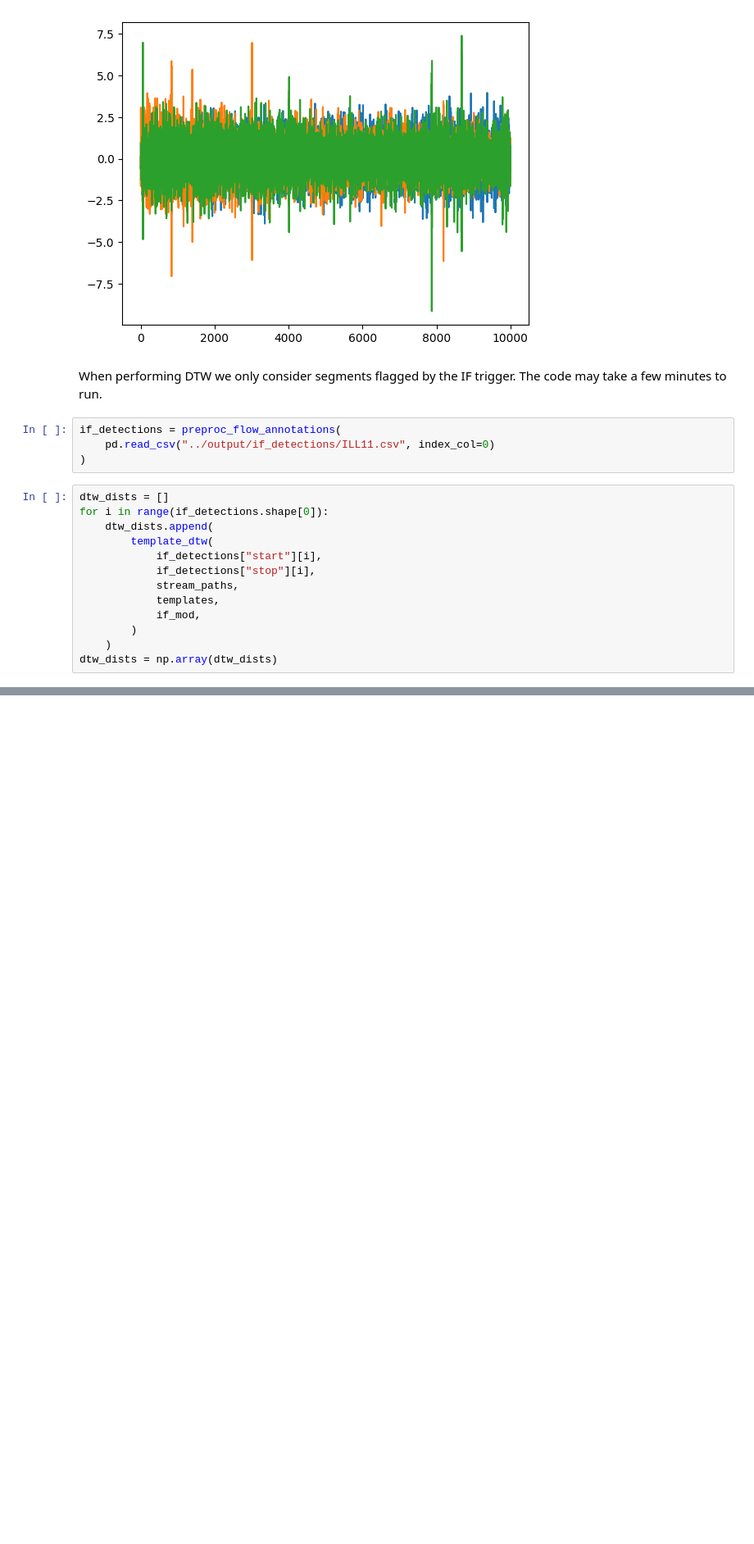
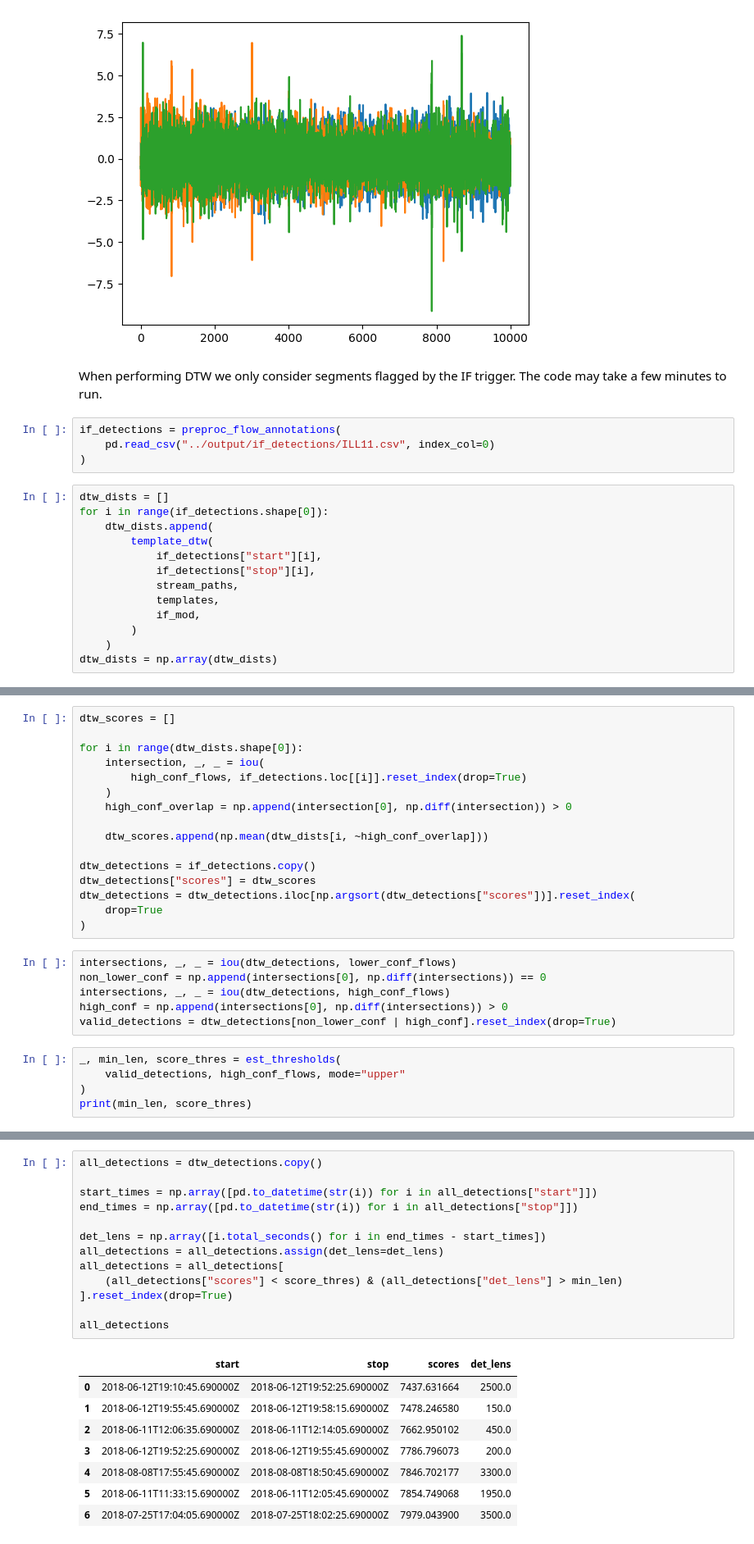
Before and after one commit to FKamper/seismic-isolation-forest, a Jupyter notebook: notebooks/dtw_illustration.ipynb, the cells around one changed output, grey strips where cells are left out. Shown: that part at 82% size. Saved outputs shown, nothing was run; the diff lists cells and outputs as text; blank space fills up the shorter version.

Commit message:
changed anomaly score to score

```diff
--- a/notebooks/dtw_illustration.ipynb
+++ b/notebooks/dtw_illustration.ipynb
@@ -72,0 +73,27 @@ dtw_dists = np.array(dtw_dists)
+# %%
+dtw_scores = []
+
+for i in range(dtw_dists.shape[0]):
+    intersection, _, _ = iou(
+        high_conf_flows, if_detections.loc[[i]].reset_index(drop=True)
+    )
+    high_conf_overlap = np.append(intersection[0], np.diff(intersection)) > 0
+
+    dtw_scores.append(np.mean(dtw_dists[i, ~high_conf_overlap]))
+
+dtw_detections = if_detections.copy()
+dtw_detections["scores"] = dtw_scores
+dtw_detections = dtw_detections.iloc[np.argsort(dtw_detections["scores"])].reset_index(
+    drop=True
+)
+# %%
+intersections, _, _ = iou(dtw_detections, lower_conf_flows)
+non_lower_conf = np.append(intersections[0], np.diff(intersections)) == 0
+intersections, _, _ = iou(dtw_detections, high_conf_flows)
+high_conf = np.append(intersections[0], np.diff(intersections)) > 0
+valid_detections = dtw_detections[non_lower_conf | high_conf].reset_index(drop=True)
+# %%
+_, min_len, score_thres = est_thresholds(
+    valid_detections, high_conf_flows, mode="upper"
+)
+print(min_len, score_thres)
@@ -72,0 +132,22 @@ dtw_dists = np.array(dtw_dists)
+# %%
+all_detections = dtw_detections.copy()
+
+start_times = np.array([pd.to_datetime(str(i)) for i in all_detections["start"]])
+end_times = np.array([pd.to_datetime(str(i)) for i in all_detections["stop"]])
+
+det_lens = np.array([i.total_seconds() for i in end_times - start_times])
+all_detections = all_detections.assign(det_lens=det_lens)
+all_detections = all_detections[
+    (all_detections["scores"] < score_thres) & (all_detections["det_lens"] > min_len)
+].reset_index(drop=True)
+
+all_detections
+# %% [output]
+|  | start | stop | scores | det_lens |
+| 0 | 2018-06-12T19:10:45.690000Z | 2018-06-12T19:52:25.690000Z | 7437.631664 | 2500.0 |
+| 1 | 2018-06-12T19:55:45.690000Z | 2018-06-12T19:58:15.690000Z | 7478.246580 | 150.0 |
+| 2 | 2018-06-11T12:06:35.690000Z | 2018-06-11T12:14:05.690000Z | 7662.950102 | 450.0 |
+| 3 | 2018-06-12T19:52:25.690000Z | 2018-06-12T19:55:45.690000Z | 7786.796073 | 200.0 |
+| 4 | 2018-08-08T17:55:45.690000Z | 2018-08-08T18:50:45.690000Z | 7846.702177 | 3300.0 |
+| 5 | 2018-06-11T11:33:15.690000Z | 2018-06-11T12:05:45.690000Z | 7854.749068 | 1950.0 |
+| 6 | 2018-07-25T17:04:05.690000Z | 2018-07-25T18:02:25.690000Z | 7979.043900 | 3500.0 |
```
Also changed, not shown: parts of 6 cells of this notebook.
